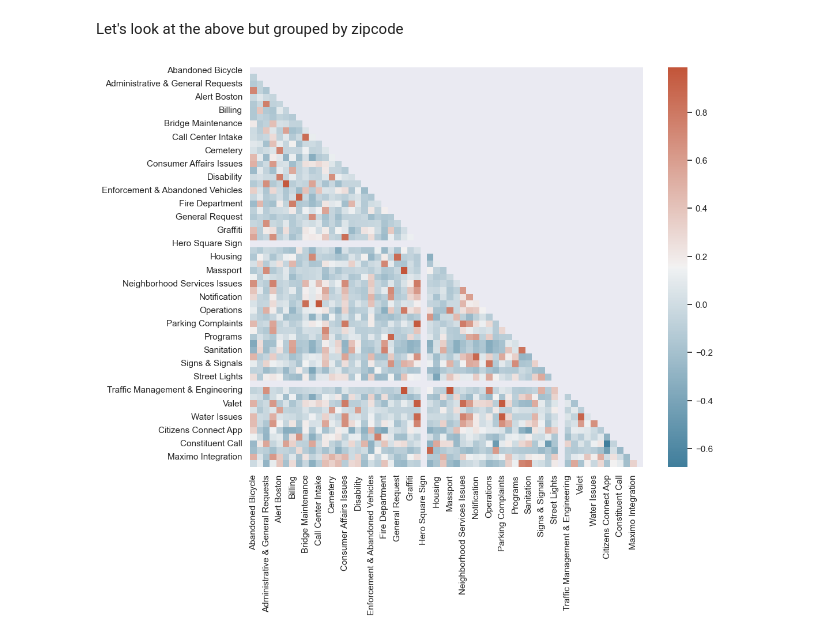
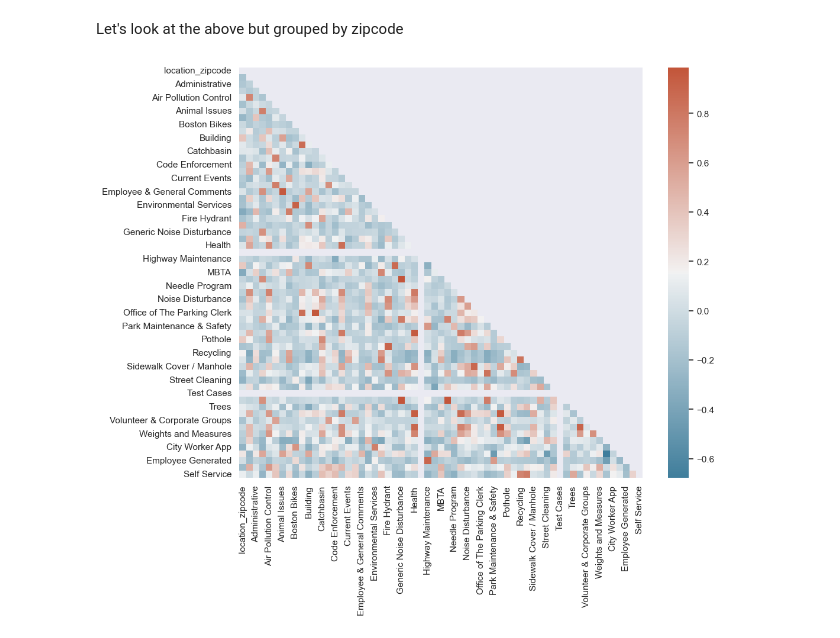
Before and after one commit to georgetown-analytics/boston-311, a Jupyter notebook: 02 code/EDA for 311 data.ipynb, the cells around one changed output. Cells and saved outputs as stored; diff of their text form; code cells hidden in the pictures.

Commit message:
minor fixes to correlation plot

```diff
--- a/02 code/EDA for 311 data.ipynb
+++ b/02 code/EDA for 311 data.ipynb
@@ -434,25 +434,25 @@ Let's look at the above but grouped by zipcode
 # %%
 
 group_df = df_311_numeric_clean.groupby(['location_zipcode'
                                         # , 'close_year' #uncomment to also group by year
                                         # , 'open_year'
-                                        ])[df_311_numeric_clean.iloc[:,8:68].columns].mean()
+                                        ])[df_311_numeric_clean.iloc[:,8:68].columns].mean().reset_index()
 
 sns.set_theme(style="darkgrid")
 
 # Compute a correlation matrix
 corr = group_df.corr()
 
 # Generate a mask for the upper triangle
 mask = np.triu(np.ones_like(corr, dtype=bool))
 
 # Set up the matplotlib figure
 f, ax = plt.subplots(figsize=(11, 9))
 
 # Generate a custom diverging colormap
 cmap = sns.diverging_palette(230, 20, as_cmap=True)
 
 # Draw the heatmap with the mask and correct aspect ratio
 sns.heatmap(corr, annot=False, mask = mask, cmap=cmap);
 # %% [output]
-[figure, old version]
+[figure, new version]
```
Also changed, not shown: parts of 7 cells of this notebook.
